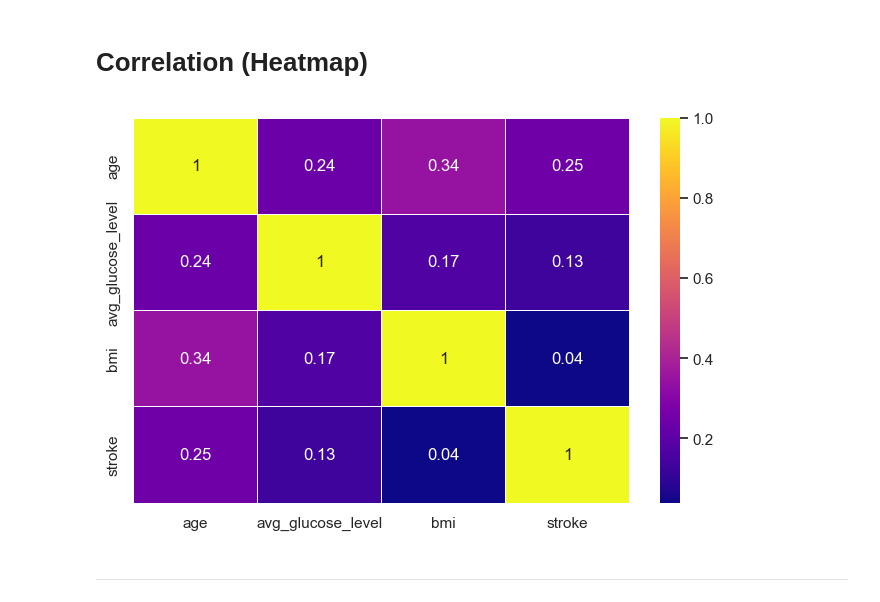
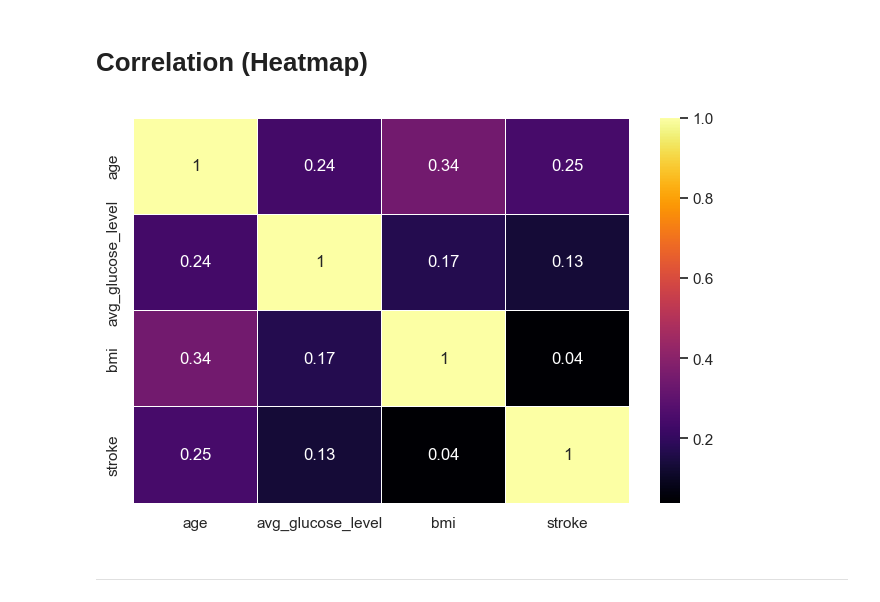
Before and after one commit to Yosofhatem/DataMiningProject, a Jupyter notebook: Classification/Classificaion_Model.ipynb, the cells around one changed output. Cells and saved outputs as stored; diff of their text form; code cells hidden in the pictures.

```diff
--- a/Classification/Classificaion_Model.ipynb
+++ b/Classification/Classificaion_Model.ipynb
@@ -111,6 +111,9 @@ stroke               0
 dtype: int64
 # %% [markdown]
 - **No** missing values as shown
+# %%
+# fix data tpye of age from float to int
+df['age'] = df['age'].astype(int)
 # %% [markdown]
 ---
 # %% [markdown]
@@ -201,7 +221,7 @@ memory usage: 476.8+ KB
 from sklearn.preprocessing import LabelEncoder
 label_encoder= LabelEncoder()
 
-for col in df.select_dtypes('O'):
+for col in df_copy.select_dtypes('O'):
     df_copy[col] = label_encoder.fit_transform(df_copy[col])
 # %%
 df_copy.head(6)
@@ -219,11 +250,11 @@ df_copy.head(6)
 # Correlation (Heatmap)
 # %%
 plt.figure(figsize=(8,5))
-sns.heatmap(df_copy[['age','avg_glucose_level','bmi','stroke']].corr(), annot=True,linewidths=.5, linecolor='white',cmap='plasma') #inferno
+sns.heatmap(df_copy[['age','avg_glucose_level','bmi','stroke']].corr(), annot=True,linewidths=.5, linecolor='white',cmap='inferno')
 
 plt.show()
 # %% [output]
-[figure, old version]
+[figure, new version]
 # %% [markdown]
 ---
 # %% [markdown]
```
Also changed, not shown: parts of 19 cells of this notebook, 1 other file.
